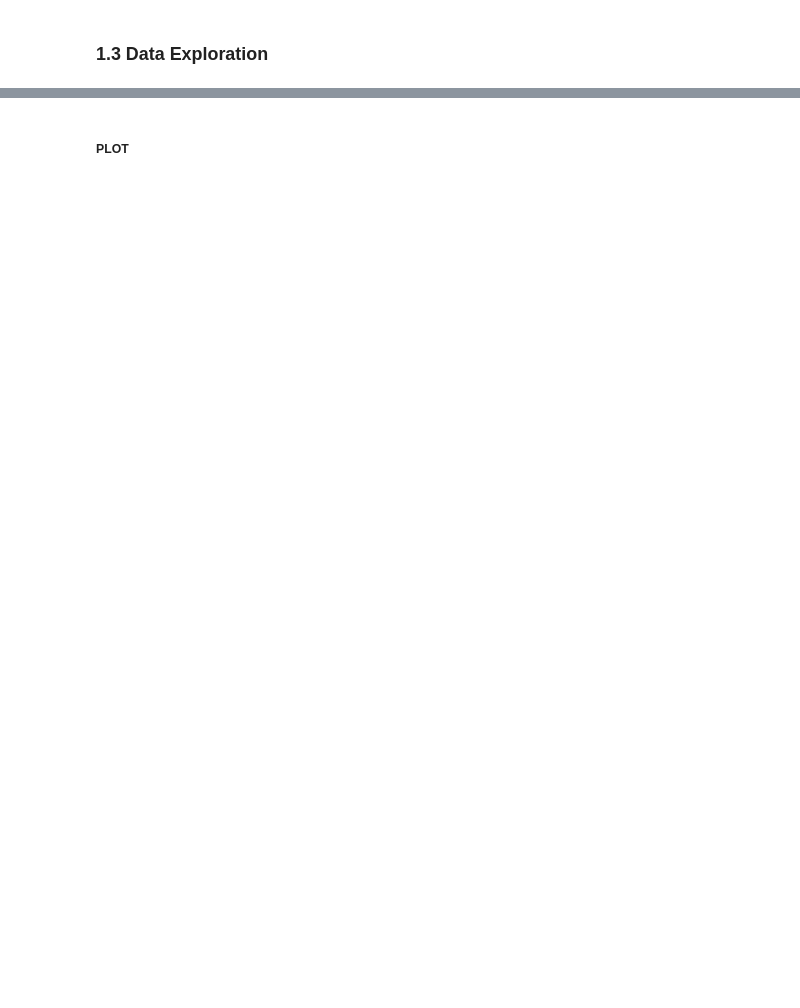
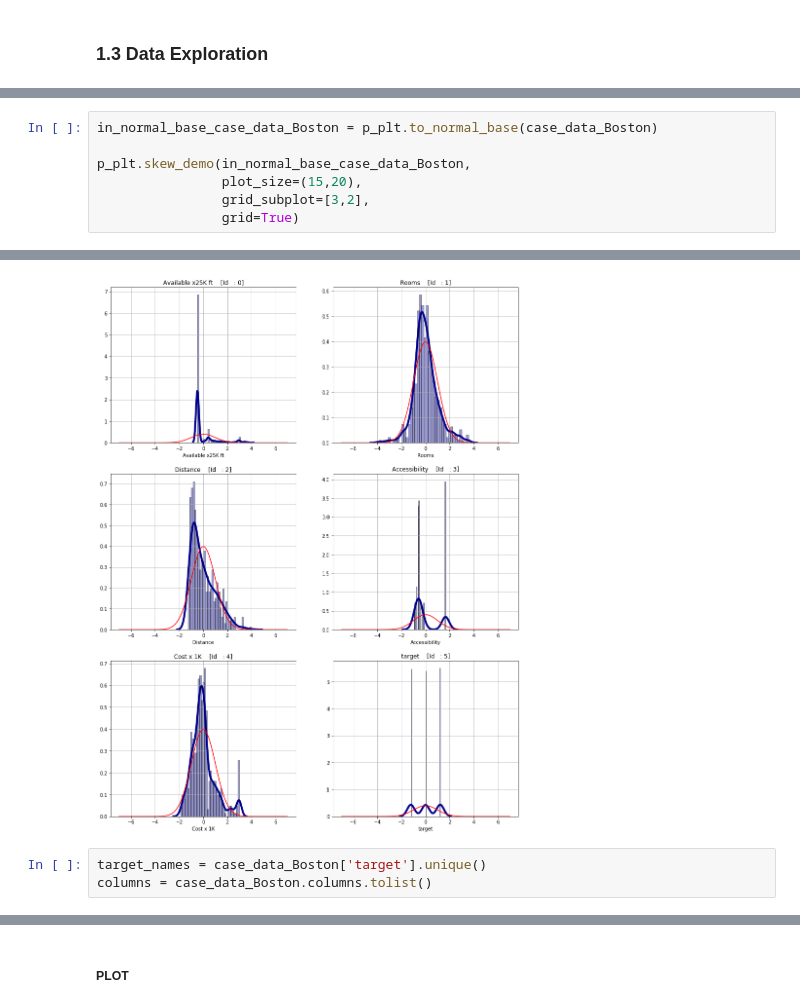
Before and after one commit to jahirmedinacs/datamining-p3, a Jupyter notebook: Practica3.ipynb, the cells around one changed output, grey strips where cells are left out. Drawn from its saved outputs; the diff is of its cells as text; blank space fills up the shorter version.

```diff
--- a/Practica3.ipynb
+++ b/Practica3.ipynb
@@ -116,0 +141,8 @@ case_data_Boston.columns.tolist()
+# %%
+in_normal_base_case_data_Boston = p_plt.to_normal_base(case_data_Boston)
+
+p_plt.skew_demo(in_normal_base_case_data_Boston,
+                plot_size=(15,20),
+                grid_subplot=[3,2],
+                grid=True)
+# %% [output]
@@ -116,0 +150,4 @@ case_data_Boston.columns.tolist()
+[figure, added]
+# %%
+target_names = case_data_Boston['target'].unique()
+columns = case_data_Boston.columns.tolist()
```
Also changed, not shown: parts of 104 cells of this notebook, 1 other file.
